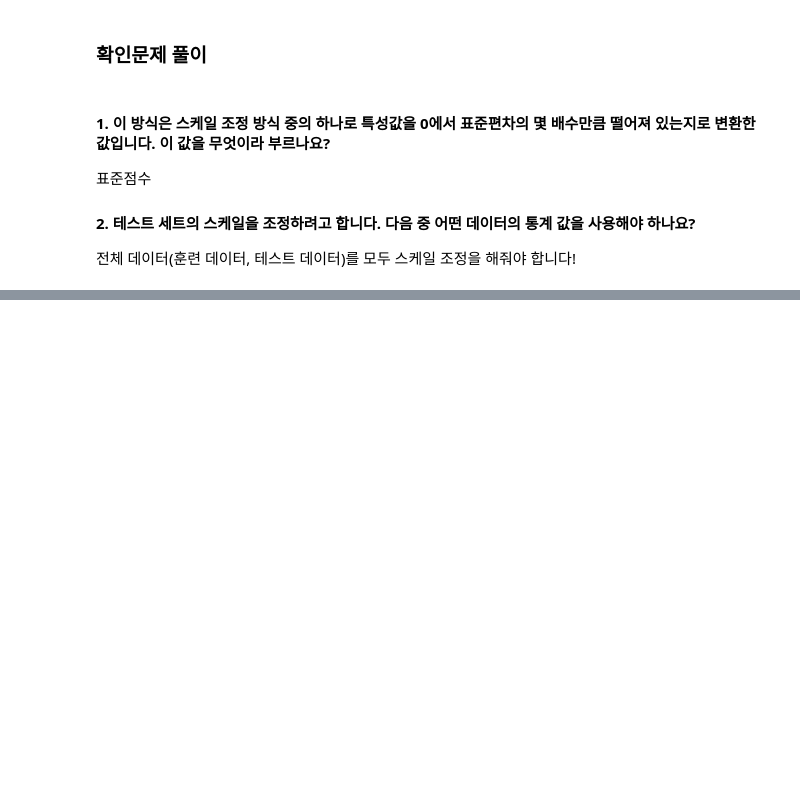
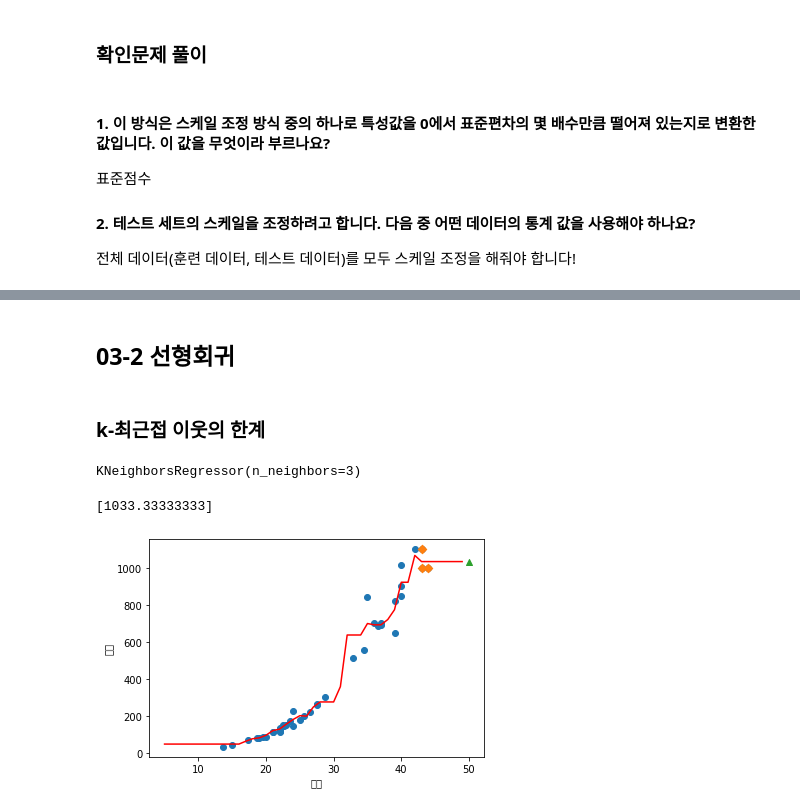
Before and after one commit to progh2/singlestudymldl, a Jupyter notebook: 2022혼공머신.ipynb, the cells around one changed output, grey strips where cells are left out. Cells and saved outputs as stored; diff of their text form; code cells hidden in the pictures; blank space fills up the shorter version.

```diff
--- a/2022혼공머신.ipynb
+++ b/2022혼공머신.ipynb
@@ -519,0 +731,4 @@ plt.show()
+# %% [markdown]
+## 03-2 선형회귀
+# %% [markdown]
+### k-최근접 이웃의 한계
@@ -519,0 +754,44 @@ plt.show()
+# %%
+from sklearn.model_selection import train_test_split
+
+train_input, test_input, train_target, test_target = train_test_split( perch_length, perch_weight, random_state=42)
+train_input = train_input.reshape(-1, 1)
+test_input = test_input.reshape(-1, 1)
+# %%
+from sklearn.neighbors import KNeighborsRegressor
+
+knr = KNeighborsRegressor(n_neighbors=3)
+knr.fit(train_input, train_target)
+# %% [output]
+KNeighborsRegressor(n_neighbors=3)
+# %%
+# 길이가 50cm인 농어의 무게는?
+print(knr.predict([[50]]))
+# 실제 값과 차이가 크다?!
+# %% [output]
+[1033.33333333]
+# %%
+# 이웃 샘플 인덱스 값을 구해본다.
+import matplotlib.pyplot as plt
+
+x = np.arange(5, 50).reshape(-1, 1)
+
+# 50cm 농어의 이웃을 구하기
+distances, indexes = knr.kneighbors([[50]])
+
+# 훈련 세트의 산점도를 그린다.
+plt.scatter(train_input, train_target)
+plt.xlabel('길이')
+plt.ylabel('무게')
+
+# 훈련 세트 중에서 이웃 샘플만 다시 그린다.
+plt.scatter(train_input[indexes], train_target[indexes], marker='D')
+
+prediction = knr.predict(x)
+plt.plot(x, prediction, color='red')
+
+# 50cm 농어 데이터
+plt.scatter(50, knr.predict([[50]]), marker='^')
+plt.show()
+# %% [output]
+[figure, added]
```
Also changed, not shown: parts of 83 cells of this notebook.
